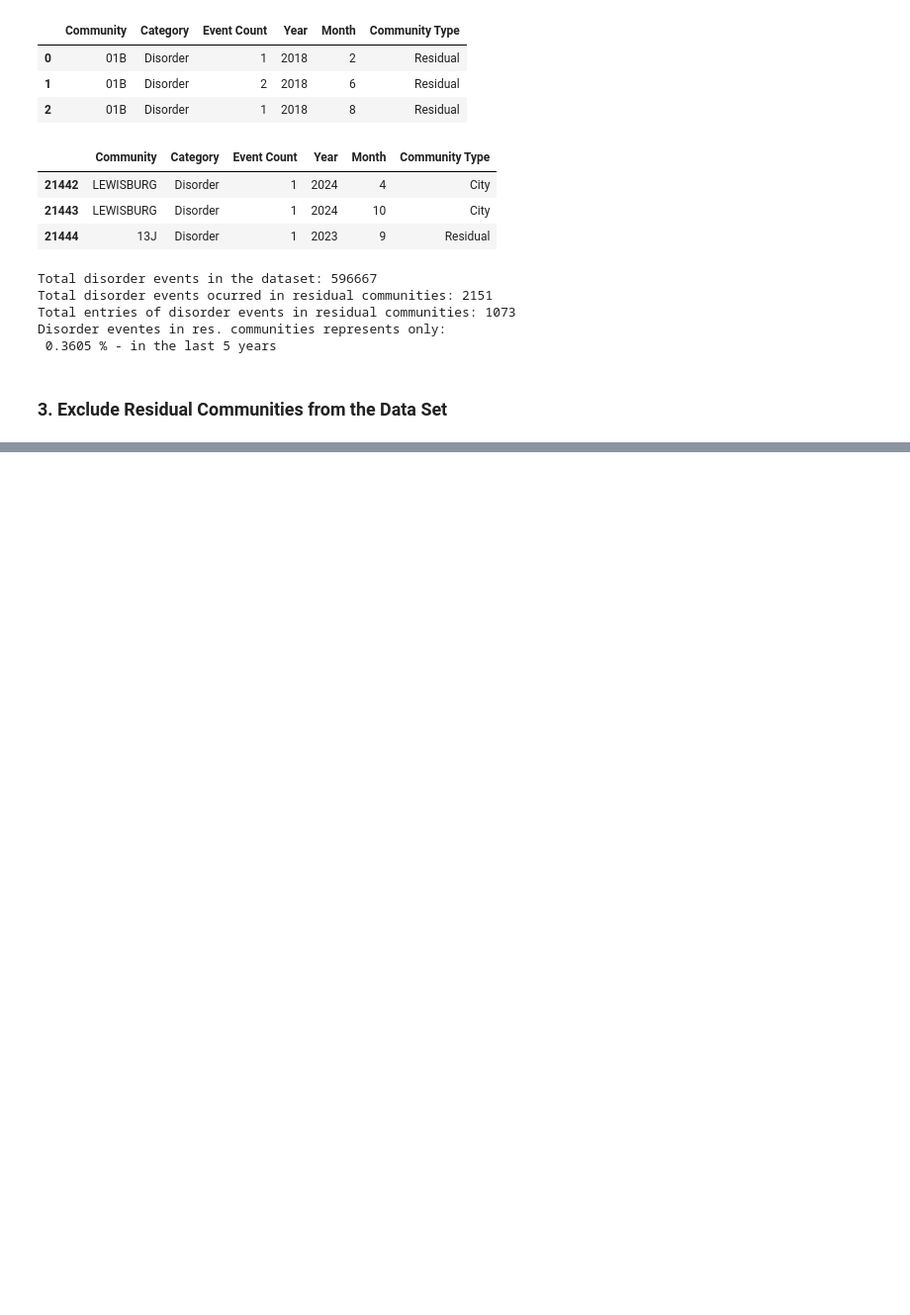
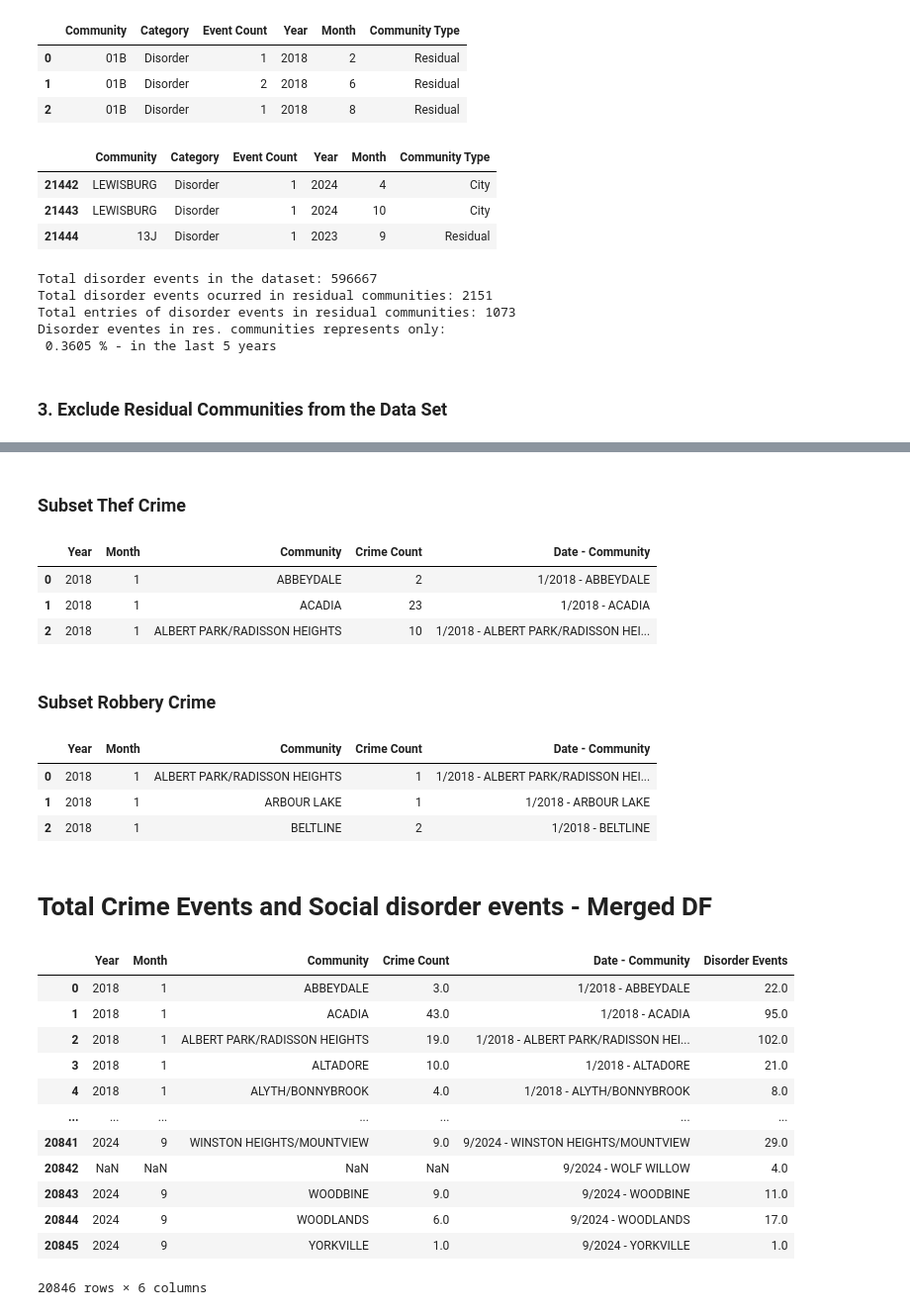
Before and after one commit to DanielaManozca/Calgary-s-Crime-statistics, a Jupyter notebook: Project Data Cleaning - Crime Stats.ipynb, the cells around one changed output, grey strips where cells are left out. Shown: that part at 99% size. Saved outputs shown, nothing was run; the diff lists cells and outputs as text; code cells hidden in the pictures; blank space fills up the shorter version.

```diff
--- a/Project Data Cleaning - Crime Stats.ipynb
+++ b/Project Data Cleaning - Crime Stats.ipynb
@@ -379,2 +387,18 @@ memory usage: 1.1+ MB
 # %%
-"test"
+#Since we want to merge this dataframe with social disorder df
+#A consolidated df will be generated
+crime_dfc_total=crime_dfc.groupby(['Year','Month', 'Community'], as_index=False)['Crime Count'].sum()
+
+# Define the conversion dictionary
+crime_dfc_total = pd.DataFrame(crime_dfc_total)
+convert_dict = {'Year': str, 'Month': str}
+
+# Convert columns using the dictionary
+crime_dfc_total = crime_dfc_total.astype(convert_dict)
+
+#Validating the convertion
+crime_dfc_total.info()
+
+#Adding the new column in Crime df - It will be the identifier or key for merging
+crime_dfc_total['Date - Community']=crime_dfc_total["Month"]+'/'+ crime_dfc_total["Year"]+' - '+crime_dfc_total["Community"]
+display(crime_dfc_total.head(3))
@@ -380,0 +464,56 @@ memory usage: 1.1+ MB
+# %% [markdown]
+### Subset Thef Crime
+# %%
+#Subset Thef Crime
+thef_dfc_total=crime_dfc[
+(crime_dfc['Category']=='Theft FROM Vehicle') |
+(crime_dfc['Category']=='Theft OF Vehicle')]
+
+thef_dfc_total=thef_dfc_total.groupby(['Year','Month', 'Community'], as_index=False)['Crime Count'].sum()
+thef_dfc_total=thef_dfc_total.reset_index(drop=True)    #Added to avoid issues when printing just the first rows
+thef_dfc_total =thef_dfc_total.astype(convert_dict)
+thef_dfc_total['Date - Community']=thef_dfc_total["Month"]+'/'+ thef_dfc_total["Year"]+' - '+thef_dfc_total["Community"]
+display(thef_dfc_total.head(3))
+# %% [output]
+|  | Year | Month | Community | Crime Count | Date - Community |
+| 0 | 2018 | 1 | ABBEYDALE | 2 | 1/2018 - ABBEYDALE |
+| 1 | 2018 | 1 | ACADIA | 23 | 1/2018 - ACADIA |
+| 2 | 2018 | 1 | ALBERT PARK/RADISSON HEIGHTS | 10 | 1/2018 - ALBERT PARK/RADISSON HEI... |
+# %% [markdown]
+### Subset Robbery Crime
+# %%
+#Subset Robbery Crime
+robbery_dfc_total=crime_dfc[
+(crime_dfc['Category']=='Street Robbery') |
+(crime_dfc['Category']=='Commercial Robbery')]
+
+robbery_dfc_total=robbery_dfc_total.groupby(['Year','Month', 'Community'], as_index=False)['Crime Count'].sum()
+robbery_dfc_total=robbery_dfc_total.reset_index(drop=True)    #Added to avoid issues when printing just the first rows
+robbery_dfc_total =robbery_dfc_total.astype(convert_dict)
+robbery_dfc_total['Date - Community']=robbery_dfc_total["Month"]+'/'+ robbery_dfc_total["Year"]+' - '+robbery_dfc_total["Community"]
+display(robbery_dfc_total.head(3))
+# %% [output]
+|  | Year | Month | Community | Crime Count | Date - Community |
+| 0 | 2018 | 1 | ALBERT PARK/RADISSON HEIGHTS | 1 | 1/2018 - ALBERT PARK/RADISSON HEI... |
+| 1 | 2018 | 1 | ARBOUR LAKE | 1 | 1/2018 - ARBOUR LAKE |
+| 2 | 2018 | 1 | BELTLINE | 2 | 1/2018 - BELTLINE |
+# %% [markdown]
+# Total Crime Events and Social disorder events - Merged DF
+# %%
+crime_social=pd.merge(crime_dfc_total,disorder_dfc, on='Date - Community', how='outer')
+#crime_social=crime_social.drop('Date - Community', axis=1)
+crime_social
+# %% [output]
+|  | Year | Month | Community | Crime Count | Date - Community | Disorder Events |
+| 0 | 2018 | 1 | ABBEYDALE | 3.0 | 1/2018 - ABBEYDALE | 22.0 |
+| 1 | 2018 | 1 | ACADIA | 43.0 | 1/2018 - ACADIA | 95.0 |
+| 2 | 2018 | 1 | ALBERT PARK/RADISSON HEIGHTS | 19.0 | 1/2018 - ALBERT PARK/RADISSON HEI... | 102.0 |
+| 3 | 2018 | 1 | ALTADORE | 10.0 | 1/2018 - ALTADORE | 21.0 |
+| 4 | 2018 | 1 | ALYTH/BONNYBROOK | 4.0 | 1/2018 - ALYTH/BONNYBROOK | 8.0 |
+| ... | ... | ... | ... | ... | ... | ... |
+| 20841 | 2024 | 9 | WINSTON HEIGHTS/MOUNTVIEW | 9.0 | 9/2024 - WINSTON HEIGHTS/MOUNTVIEW | 29.0 |
+| 20842 | NaN | NaN | NaN | NaN | 9/2024 - WOLF WILLOW | 4.0 |
+| 20843 | 2024 | 9 | WOODBINE | 9.0 | 9/2024 - WOODBINE | 11.0 |
+| 20844 | 2024 | 9 | WOODLANDS | 6.0 | 9/2024 - WOODLANDS | 17.0 |
+| 20845 | 2024 | 9 | YORKVILLE | 1.0 | 9/2024 - YORKVILLE | 1.0 |
+20846 rows × 6 columns
```
Also changed, not shown: parts of 22 cells of this notebook.
